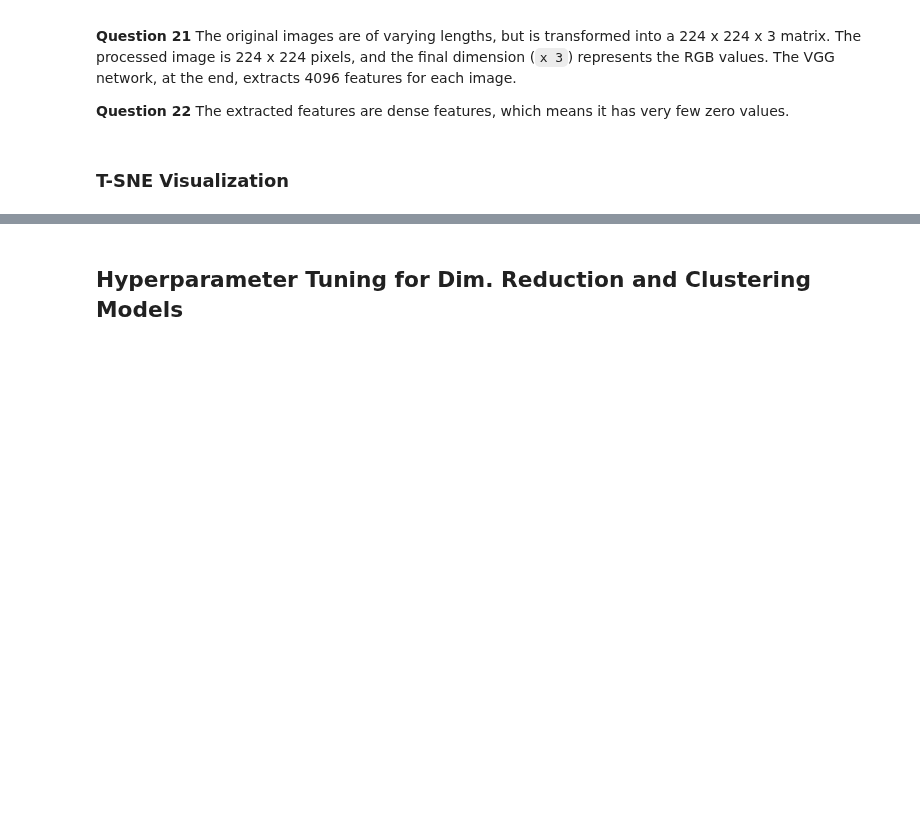
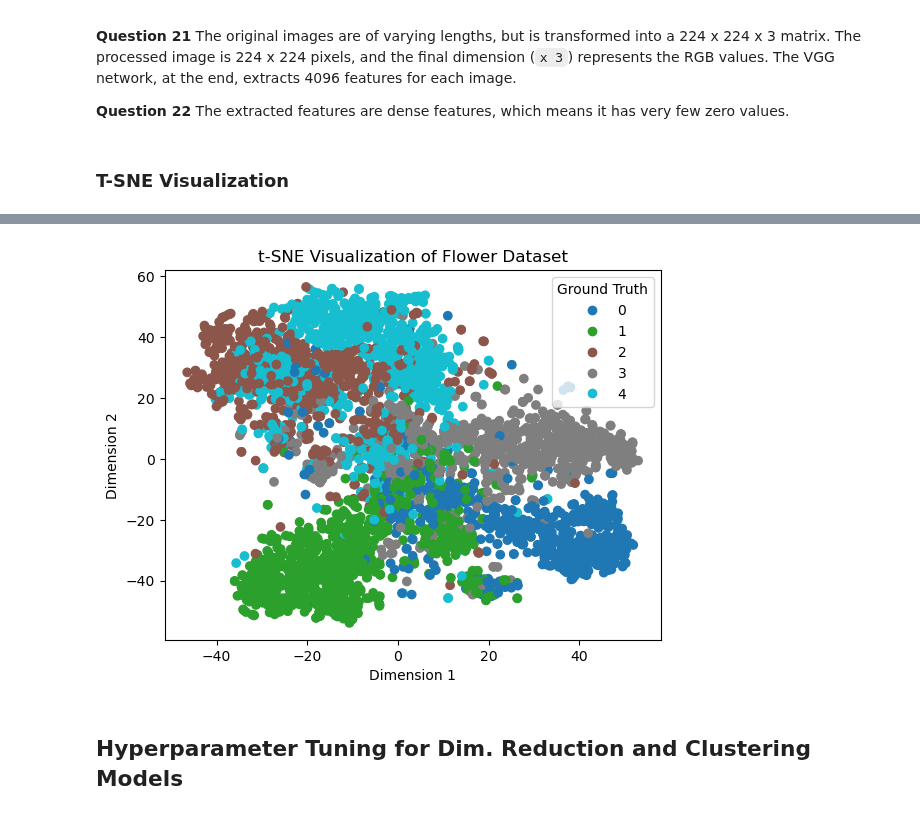
Before and after one commit to stswee/ECE219, a Jupyter notebook: Project_2/ECE219_Project2_Part2.ipynb, the cells around one changed output, grey strips where cells are left out. Saved outputs shown, nothing was run; the diff lists cells and outputs as text; code cells hidden in the pictures; blank space fills up the shorter version.

```diff
--- a/Project_2/ECE219_Project2_Part2.ipynb
+++ b/Project_2/ECE219_Project2_Part2.ipynb
@@ -140,3 +147,21 @@ plt.show()
+# %%
+# Plot results
+scatter = plt.scatter(tsne_reduced[:, 0], tsne_reduced[:, 1], c = y_all, cmap = 'tab10')
+plt.title('t-SNE Visualization of Flower Dataset')
+plt.xlabel('Dimension 1')
+plt.ylabel('Dimension 2')
+
+# Create labels for legend
+unique_labels = np.unique(y_all)
+legend_labels = [f'Class {label}' for label in unique_labels]
+
+# Add legend
+plt.legend(*scatter.legend_elements(), title = "Ground Truth", loc = "best")
+
+# Show plot
+plt.show()
+# %% [output]
+[figure, added]
 # %% [markdown]
 ## Hyperparameter Tuning for Dim. Reduction and Clustering Models
 # %%
```
Also changed, not shown: parts of 4 cells of this notebook, 2 other files.
